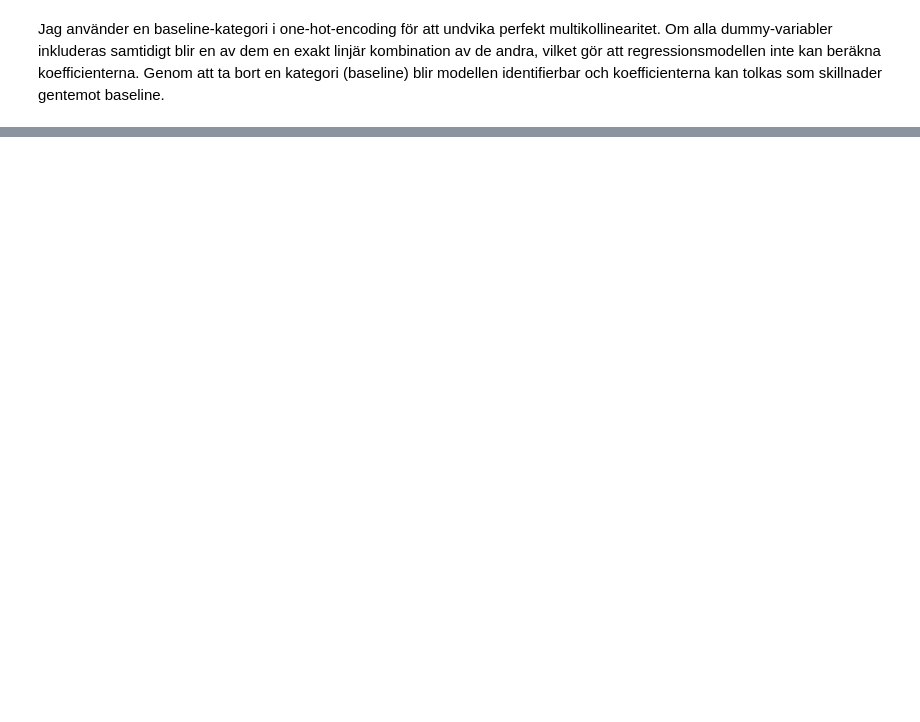
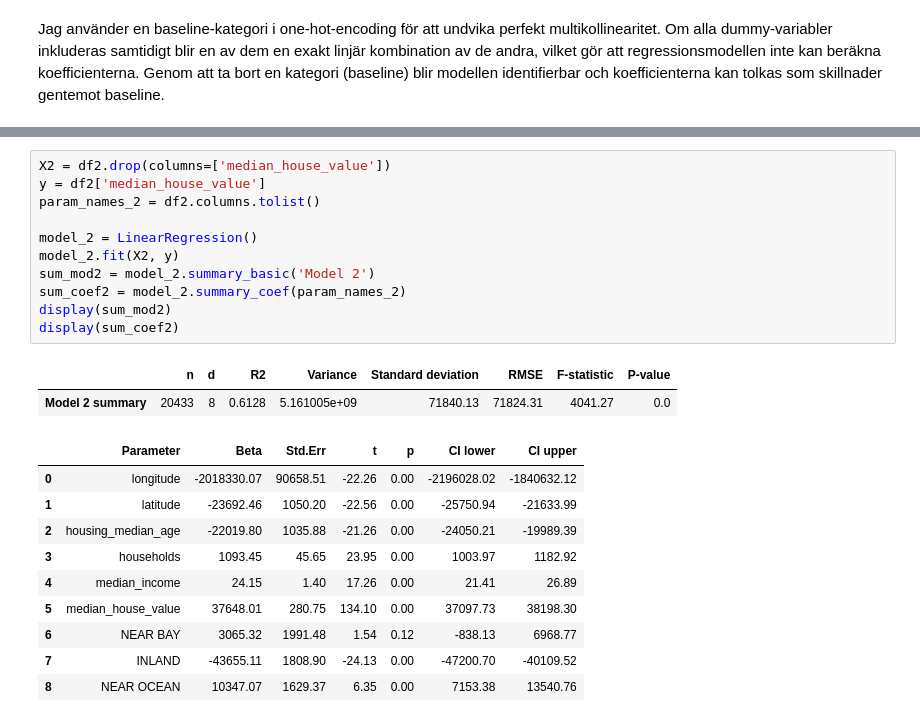
Before and after one commit to SebastianPetersson/Statistiska-metoder, a Jupyter notebook: Labb/Labb_notebook.ipynb, the cells around one changed output, grey strips where cells are left out. Saved outputs shown, nothing was run; the diff lists cells and outputs as text; blank space fills up the shorter version.

```diff
--- a/Labb/Labb_notebook.ipynb
+++ b/Labb/Labb_notebook.ipynb
@@ -189,0 +181,24 @@ Modellen är signifikant: förkasta H0 (minst en koefficient ≠ 0).
+# %%
+X2 = df2.drop(columns=['median_house_value'])
+y = df2['median_house_value']
+param_names_2 = df2.columns.tolist()
+
+model_2 = LinearRegression()
+model_2.fit(X2, y)
+sum_mod2 = model_2.summary_basic('Model 2')
+sum_coef2 = model_2.summary_coef(param_names_2)
+display(sum_mod2)
+display(sum_coef2)
+# %% [output]
+|  | n | d | R2 | Variance | Standard deviation | RMSE | F-statistic | P-value |
+| Model 2 summary | 20433 | 8 | 0.6128 | 5.161005e+09 | 71840.13 | 71824.31 | 4041.27 | 0.0 |
+|  | Parameter | Beta | Std.Err | t | p | CI lower | CI upper |
+| 0 | longitude | -2018330.07 | 90658.51 | -22.26 | 0.00 | -2196028.02 | -1840632.12 |
+| 1 | latitude | -23692.46 | 1050.20 | -22.56 | 0.00 | -25750.94 | -21633.99 |
+| 2 | housing_median_age | -22019.80 | 1035.88 | -21.26 | 0.00 | -24050.21 | -19989.39 |
+| 3 | households | 1093.45 | 45.65 | 23.95 | 0.00 | 1003.97 | 1182.92 |
+| 4 | median_income | 24.15 | 1.40 | 17.26 | 0.00 | 21.41 | 26.89 |
+| 5 | median_house_value | 37648.01 | 280.75 | 134.10 | 0.00 | 37097.73 | 38198.30 |
+| 6 | NEAR BAY | 3065.32 | 1991.48 | 1.54 | 0.12 | -838.13 | 6968.77 |
+| 7 | INLAND | -43655.11 | 1808.90 | -24.13 | 0.00 | -47200.70 | -40109.52 |
+| 8 | NEAR OCEAN | 10347.07 | 1629.37 | 6.35 | 0.00 | 7153.38 | 13540.76 |
```
Also changed, not shown: parts of 11 cells of this notebook, 3 other files.
